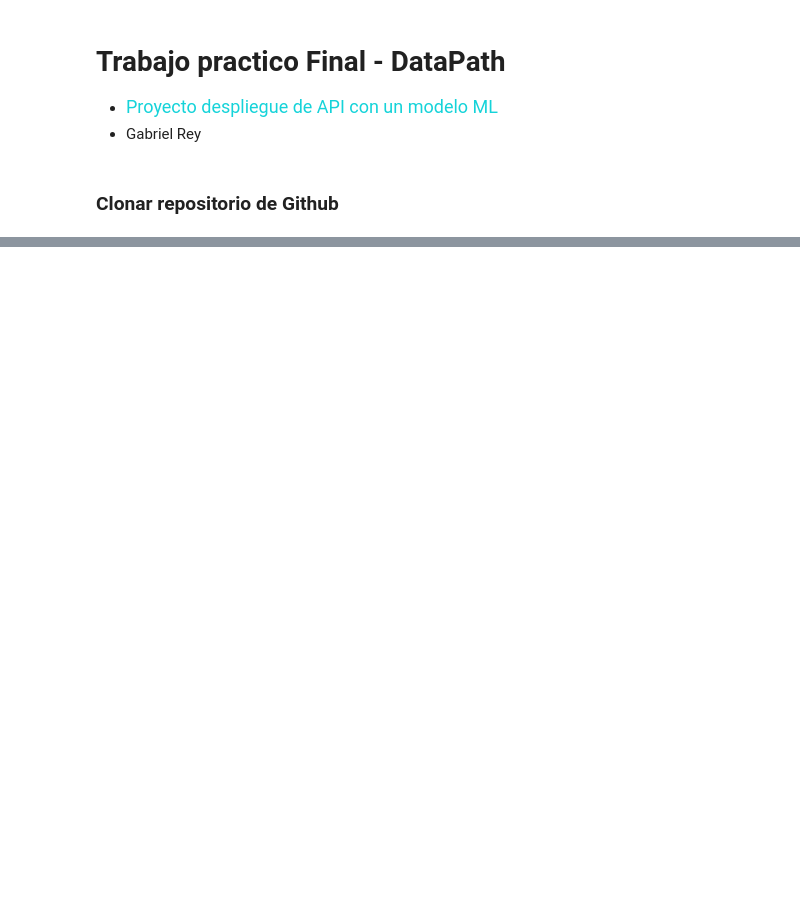
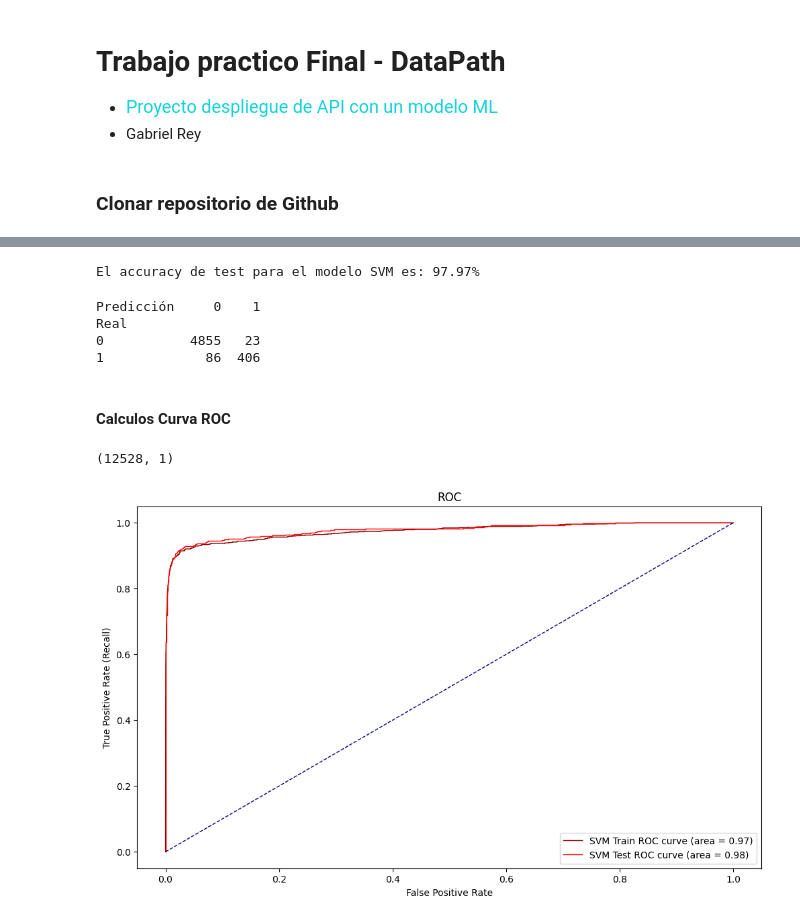
Before and after one commit to gabrielfernandorey/DEP14-Python, a Jupyter notebook: Pulsar.ipynb, the cells around one changed output, grey strips where cells are left out. Drawn from its saved outputs; the diff is of its cells as text; code cells hidden in the pictures; blank space fills up the shorter version.

```diff
--- a/Pulsar.ipynb
+++ b/Pulsar.ipynb
@@ -435,0 +205,62 @@ Proximo paso: Utilizar como entrada a la red usuario, pelicula y los generos  de
+# %%
+X_train, X_test, y_train, y_test = train_test_split( X, y, test_size=0.30, stratify=y, random_state=0)
+# %%
+modelo_SVC_lineal = SVC( C=1, kernel= 'linear', probability=True, random_state=123)
+modelo_SVC_lineal.fit(X_train, y_train)
+y_pred_train_proba_svc = modelo_SVC_lineal.predict_proba(X_train)
+y_pred_test_proba_svc = modelo_SVC_lineal.predict_proba(X_test)
+# %%
+# Accuracy de test del modelo
+# ==============================================================================
+y_pred_svc = modelo_SVC_lineal.predict(X_test)
+accuracy = accuracy_score(y_test, y_pred_svc, normalize = True)
+print(f"El accuracy de test para el modelo SVM es: {100*round(accuracy,4)}%")
+# %% [output]
+El accuracy de test para el modelo SVM es: 97.97%
+# %%
+# Matriz de confusión de las predicciones de test
+# ==============================================================================
+confusion_matrix = pd.crosstab(
+    y_test.Class,
+    y_pred_svc,
+    rownames=['Real'],
+    colnames=['Predicción']
+)
+print(confusion_matrix)
+# %% [output]
+Predicción     0    1
+Real
+0           4855   23
+1             86  406
+# %% [markdown]
+#### Calculos Curva ROC
+# %%
+y_train.shape
+# %% [output]
+(12528, 1)
+# %%
+# Curva ROC y AUC para Training
+fpr_train_svc, tpr_train_svc, _ = roc_curve(y_train, y_pred_train_proba_svc[:,1])
+roc_auc_train_svc = auc(fpr_train_svc, tpr_train_svc)
+# %%
+# Curva ROC y AUC para Test
+fpr_test_svc, tpr_test_svc, _ = roc_curve(y_test, y_pred_test_proba_svc[:,1])
+roc_auc_test_svc = auc(fpr_test_svc, tpr_test_svc)
+# %%
+plt.figure(figsize =(12, 7))
+lw=1
+
+plt.plot(fpr_train_svc, tpr_train_svc, color="darkred", lw=lw, label="SVM Train ROC curve (area = %0.2f)" % roc_auc_train_svc)
+plt.plot(fpr_test_svc, tpr_test_svc, color="red", lw=lw, label="SVM Test ROC curve (area = %0.2f)" % roc_auc_test_svc)
+
+
+plt.plot([0, 1], [0, 1], color="navy", lw=lw, linestyle="--")
+plt.xlim([-0.05, 1.05])
+plt.ylim([-0.05, 1.05])
+plt.xlabel("False Positive Rate")
+plt.ylabel("True Positive Rate (Recall)")
+plt.title("ROC")
+plt.legend(loc="lower right")
+plt.show()
+# %% [output]
+[figure, added]
```
Also changed, not shown: parts of 62 cells of this notebook.
